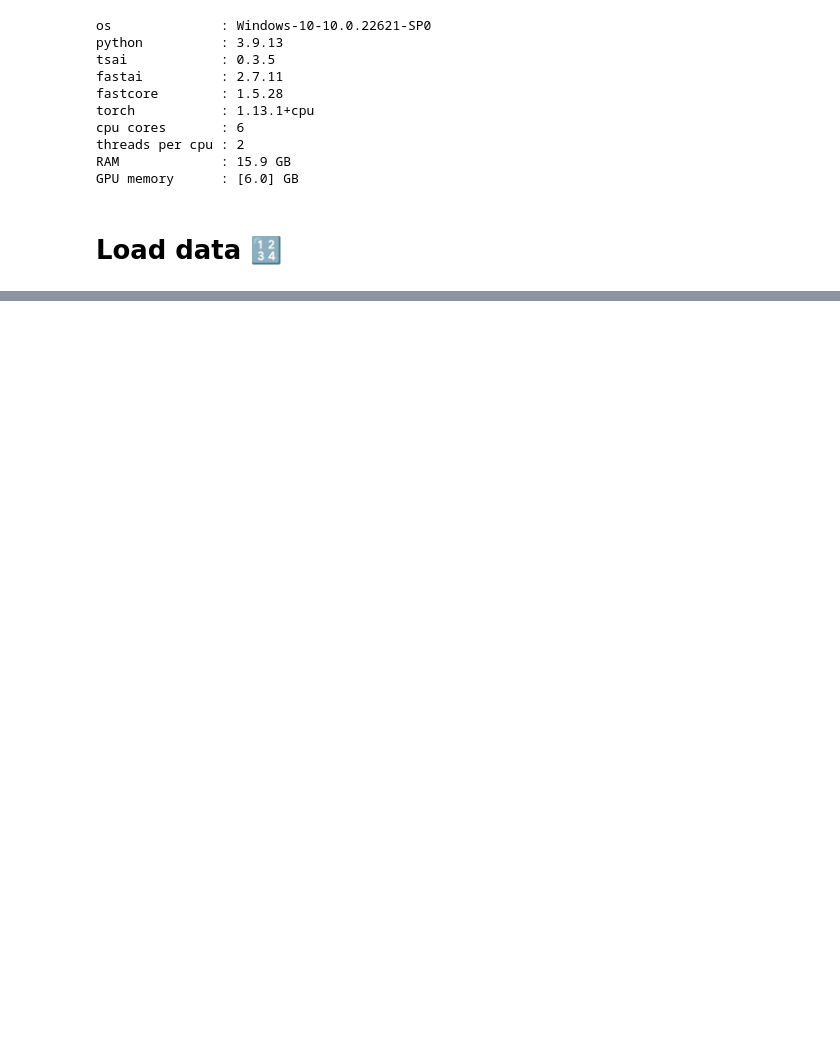
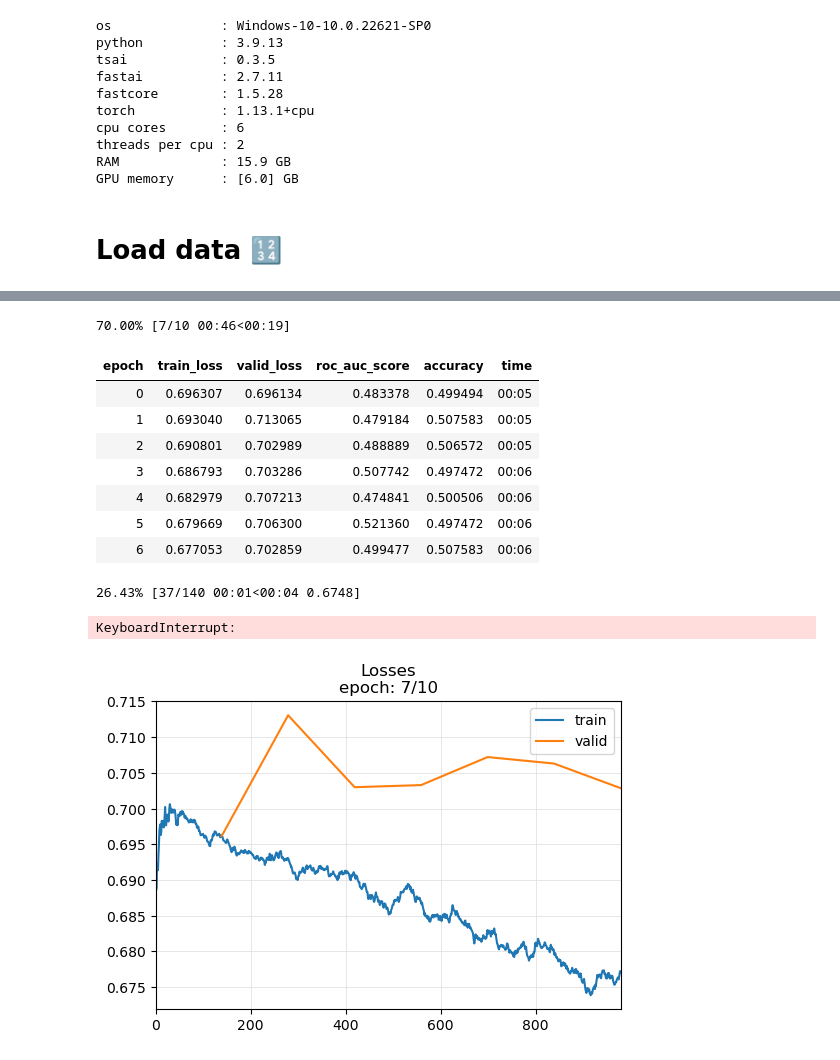
Before and after one commit to lukasmartinsson/Master-Thesis, a Jupyter notebook: LSTM-FCN.ipynb, the cells around one changed output, grey strips where cells are left out. Cells and saved outputs as stored; diff of their text form; code cells hidden in the pictures; blank space fills up the shorter version.

```diff
--- a/LSTM-FCN.ipynb
+++ b/LSTM-FCN.ipynb
@@ -95,0 +67,18 @@ dls.show_batch()
+# %%
+learn = Learner(dls, model, loss_func=LabelSmoothingCrossEntropyFlat(), metrics=[RocAucBinary(), accuracy],  cbs=ShowGraphCallback2())
+start = time.time()
+learn.fit_one_cycle(10, 2e-4)
+print('\nElapsed time:', time.time() - start)
+# %% [output]
+70.00% [7/10 00:46<00:19]
+| epoch | train_loss | valid_loss | roc_auc_score | accuracy | time |
+| 0 | 0.696307 | 0.696134 | 0.483378 | 0.499494 | 00:05 |
+| 1 | 0.693040 | 0.713065 | 0.479184 | 0.507583 | 00:05 |
+| 2 | 0.690801 | 0.702989 | 0.488889 | 0.506572 | 00:05 |
+| 3 | 0.686793 | 0.703286 | 0.507742 | 0.497472 | 00:06 |
+| 4 | 0.682979 | 0.707213 | 0.474841 | 0.500506 | 00:06 |
+| 5 | 0.679669 | 0.706300 | 0.521360 | 0.497472 | 00:06 |
+| 6 | 0.677053 | 0.702859 | 0.499477 | 0.507583 | 00:06 |
+26.43% [37/140 00:01<00:04 0.6748]
+KeyboardInterrupt:
+[figure, added]
```
Also changed, not shown: parts of 34 cells of this notebook, 22 other files.
